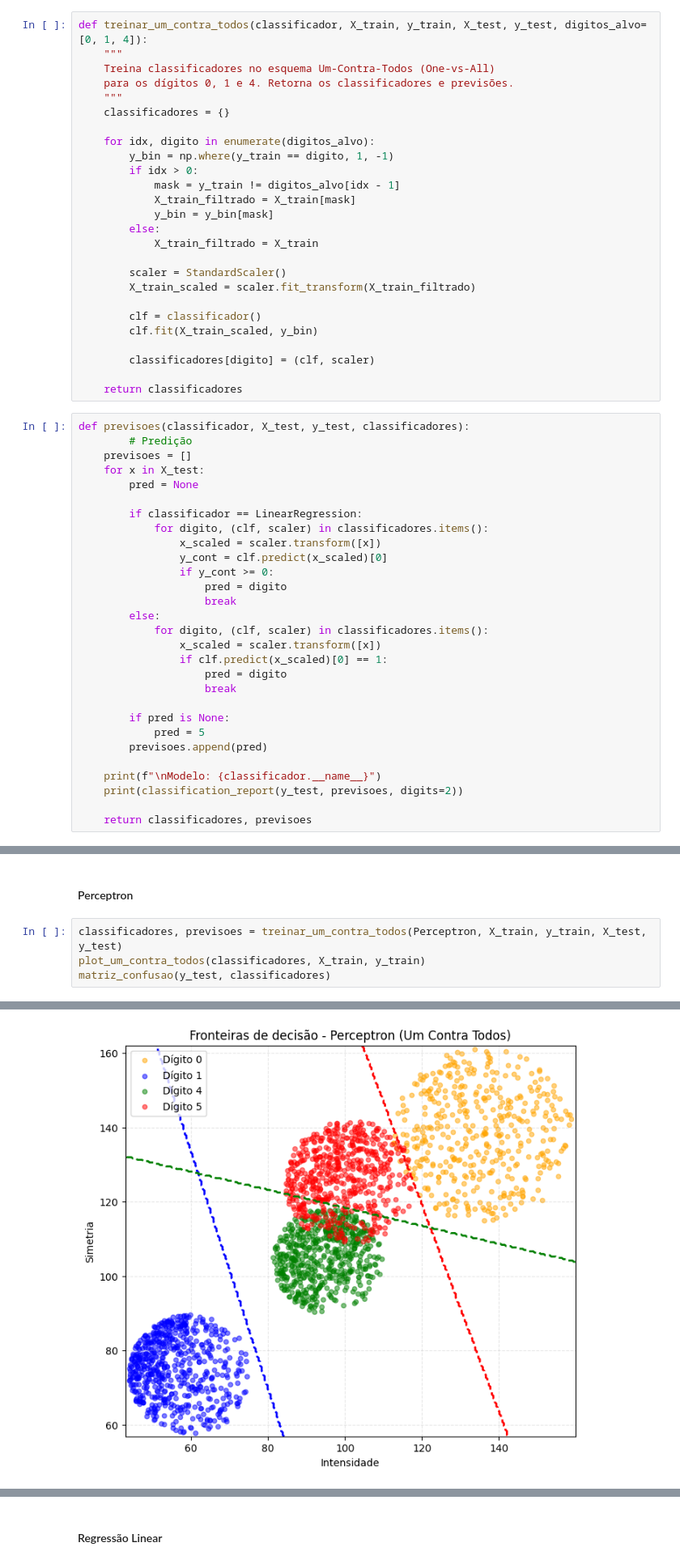
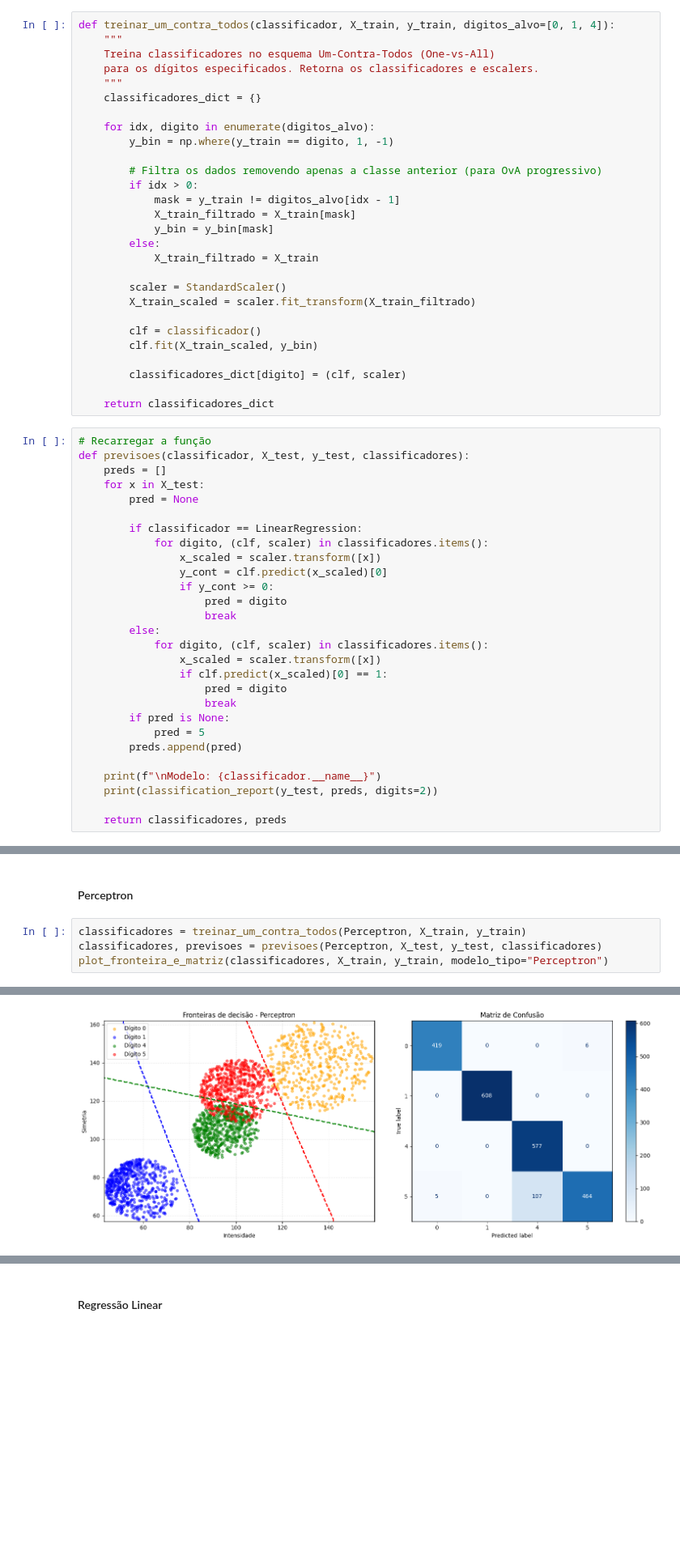
Before and after one commit to Gusttavoafonso/Projeto_1_ML, a Jupyter notebook: novo_classificacao_um_contra_todos.ipynb, the cells around one changed output, grey strips where cells are left out. Shown at 81% size. Drawn from its saved outputs; the diff is of its cells as text; blank space fills up the shorter version.

```diff
--- a/novo_classificacao_um_contra_todos.ipynb
+++ b/novo_classificacao_um_contra_todos.ipynb
@@ -48,15 +48,17 @@ No projeto de classificação dos dígitos usando a estratégia **“Um Contra T
 
 - **Vantagem:** não precisa de threshold, pois o próprio predict() retorna a decisão binária.
 # %%
-def treinar_um_contra_todos(classificador, X_train, y_train, X_test, y_test, digitos_alvo=[0, 1, 4]):
+def treinar_um_contra_todos(classificador, X_train, y_train, digitos_alvo=[0, 1, 4]):
     """
     Treina classificadores no esquema Um-Contra-Todos (One-vs-All)
-    para os dígitos 0, 1 e 4. Retorna os classificadores e previsões.
+    para os dígitos especificados. Retorna os classificadores e escalers.
     """
-    classificadores = {}
+    classificadores_dict = {}
 
     for idx, digito in enumerate(digitos_alvo):
         y_bin = np.where(y_train == digito, 1, -1)
+
+        # Filtra os dados removendo apenas a classe anterior (para OvA progressivo)
         if idx > 0:
             mask = y_train != digitos_alvo[idx - 1]
             X_train_filtrado = X_train[mask]
@@ -70,13 +72,13 @@ def treinar_um_contra_todos(classificador, X_train, y_train, X_test, y_test, dig
         clf = classificador()
         clf.fit(X_train_scaled, y_bin)
 
-        classificadores[digito] = (clf, scaler)
+        classificadores_dict[digito] = (clf, scaler)
 
-    return classificadores
+    return classificadores_dict
 # %%
+# Recarregar a função
 def previsoes(classificador, X_test, y_test, classificadores):
-        # Predição
-    previsoes = []
+    preds = []
     for x in X_test:
         pred = None
 
@@ -93,15 +95,14 @@ def previsoes(classificador, X_test, y_test, classificadores):
                 if clf.predict(x_scaled)[0] == 1:
                     pred = digito
                     break
-
         if pred is None:
             pred = 5
-        previsoes.append(pred)
+        preds.append(pred)
 
     print(f"\nModelo: {classificador.__name__}")
-    print(classification_report(y_test, previsoes, digits=2))
+    print(classification_report(y_test, preds, digits=2))
 
-    return classificadores, previsoes
+    return classificadores, preds
 # %% [markdown]
 # 3.4 Funçoes de plotagem
 # %%
@@ -221,19 +201,19 @@ y_test = test['label'].values
 # %% [markdown]
 #### Perceptron
 # %%
-classificadores, previsoes = treinar_um_contra_todos(Perceptron, X_train, y_train, X_test, y_test)
-plot_um_contra_todos(classificadores, X_train, y_train)
-matriz_confusao(y_test, classificadores)
+classificadores = treinar_um_contra_todos(Perceptron, X_train, y_train)
+classificadores, previsoes = previsoes(Perceptron, X_test, y_test, classificadores)
+plot_fronteira_e_matriz(classificadores, X_train, y_train, modelo_tipo="Perceptron")
 # %% [output]
 Modelo: Perceptron
               precision    recall  f1-score   support
 
            0       1.00      1.00      1.00       218
            1       1.00      1.00      1.00       292
            4       0.87      1.00      0.93       314
            5       1.00      0.83      0.90       291
 
     accuracy                           0.95      1115
    macro avg       0.96      0.96      0.96      1115
 weighted avg       0.96      0.95      0.95      1115
-[figure, old version]
+[figure, new version]
```
Also changed, not shown: parts of 23 cells of this notebook.
